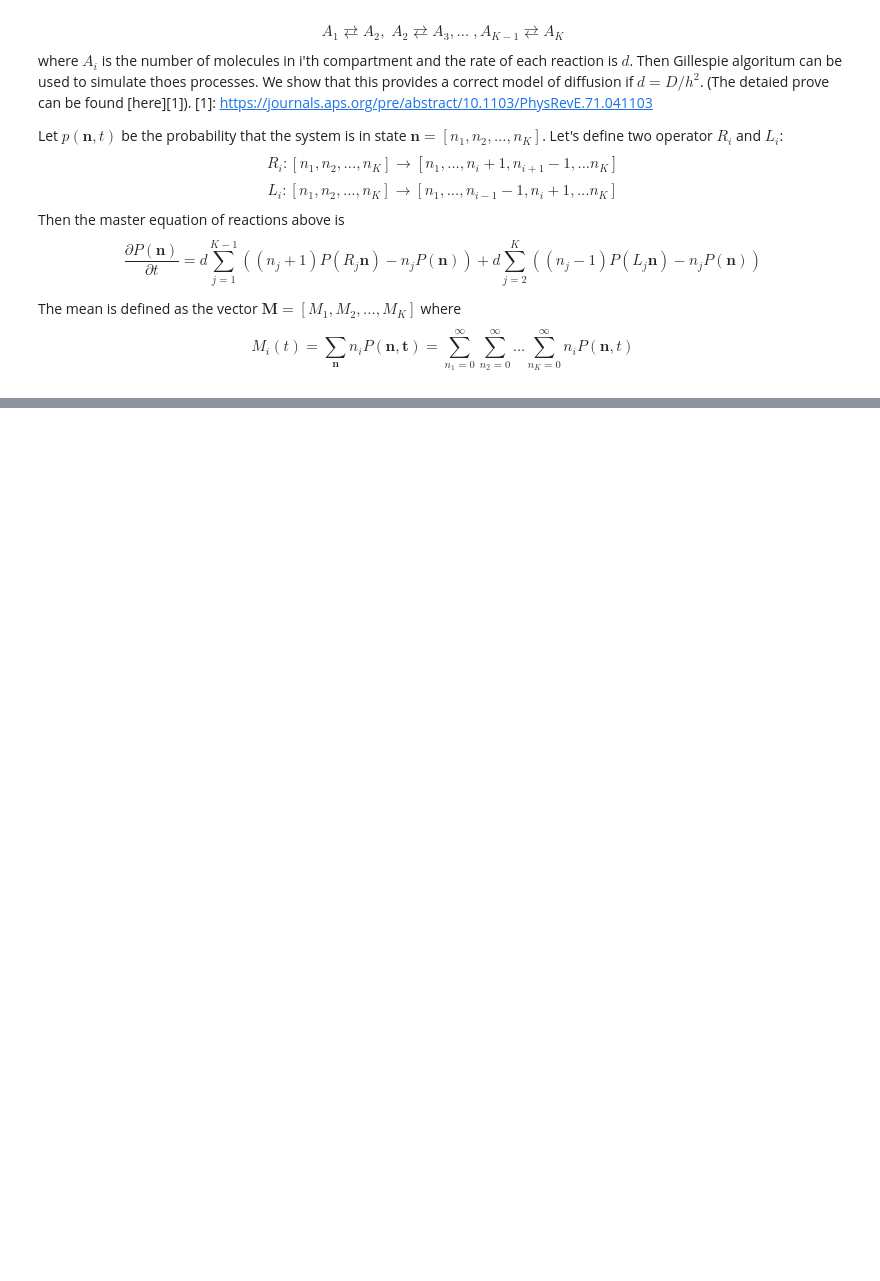
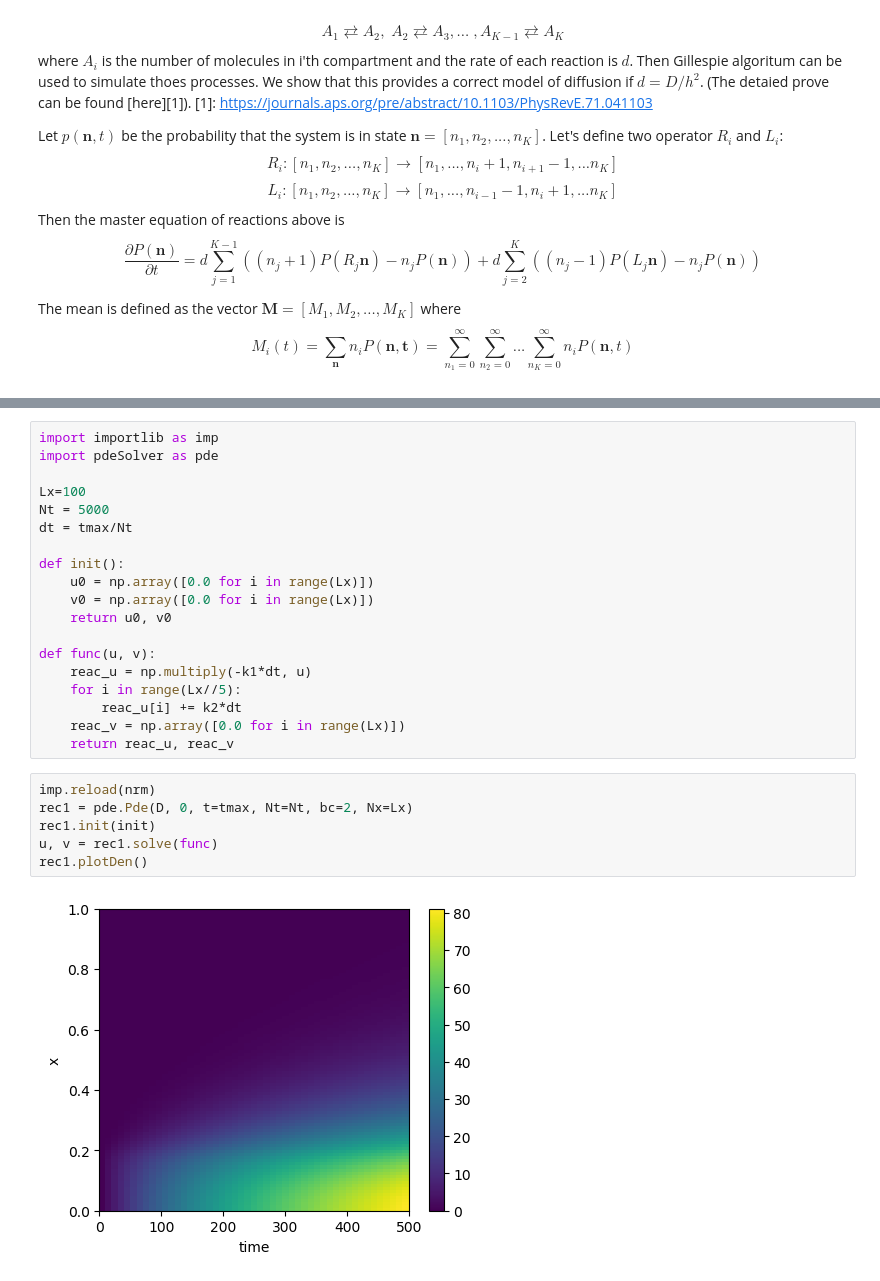
Before and after one commit to Entropy67/Stochastic_simulation, a Jupyter notebook: GillespieNotes.ipynb, the cells around one changed output, grey strips where cells are left out. Drawn from its saved outputs; the diff is of its cells as text; blank space fills up the shorter version.

```diff
--- a/GillespieNotes.ipynb
+++ b/GillespieNotes.ipynb
@@ -430 +576,28 @@ plotDen(store_t2, np.multiply(store_mols2, norm), nSites)
+# %%
+import importlib as imp
+import pdeSolver as pde
+
+Lx=100
+Nt = 5000
+dt = tmax/Nt
+
+def init():
+    u0 = np.array([0.0 for i in range(Lx)])
+    v0 = np.array([0.0 for i in range(Lx)])
+    return u0, v0
+
+def func(u, v):
+    reac_u = np.multiply(-k1*dt, u)
+    for i in range(Lx//5):
+        reac_u[i] += k2*dt
+    reac_v = np.array([0.0 for i in range(Lx)])
+    return reac_u, reac_v
+# %%
+imp.reload(nrm)
+rec1 = pde.Pde(D, 0, t=tmax, Nt=Nt, bc=2, Nx=Lx)
+rec1.init(init)
+u, v = rec1.solve(func)
+rec1.plotDen()
+# %% [output]
+[figure, added]
 # %%
```
Also changed, not shown: parts of 12 cells of this notebook.
